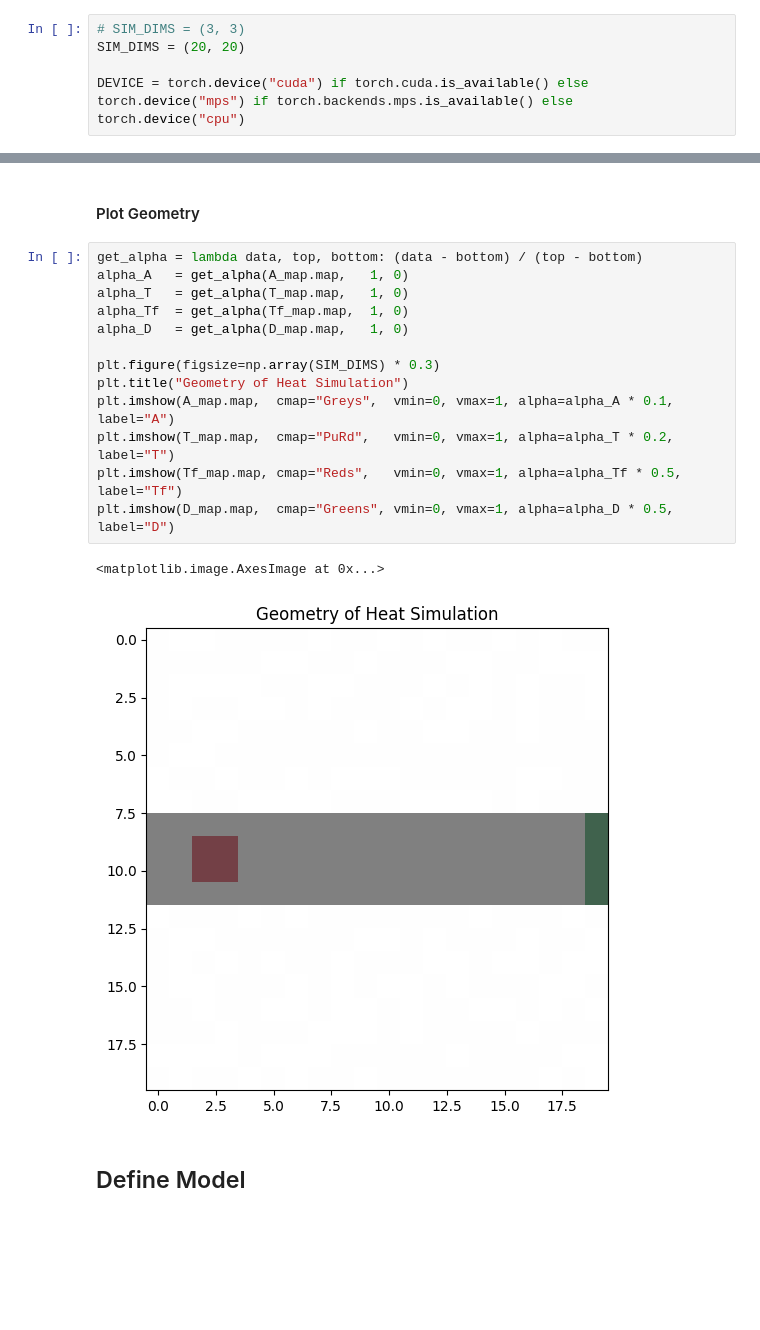
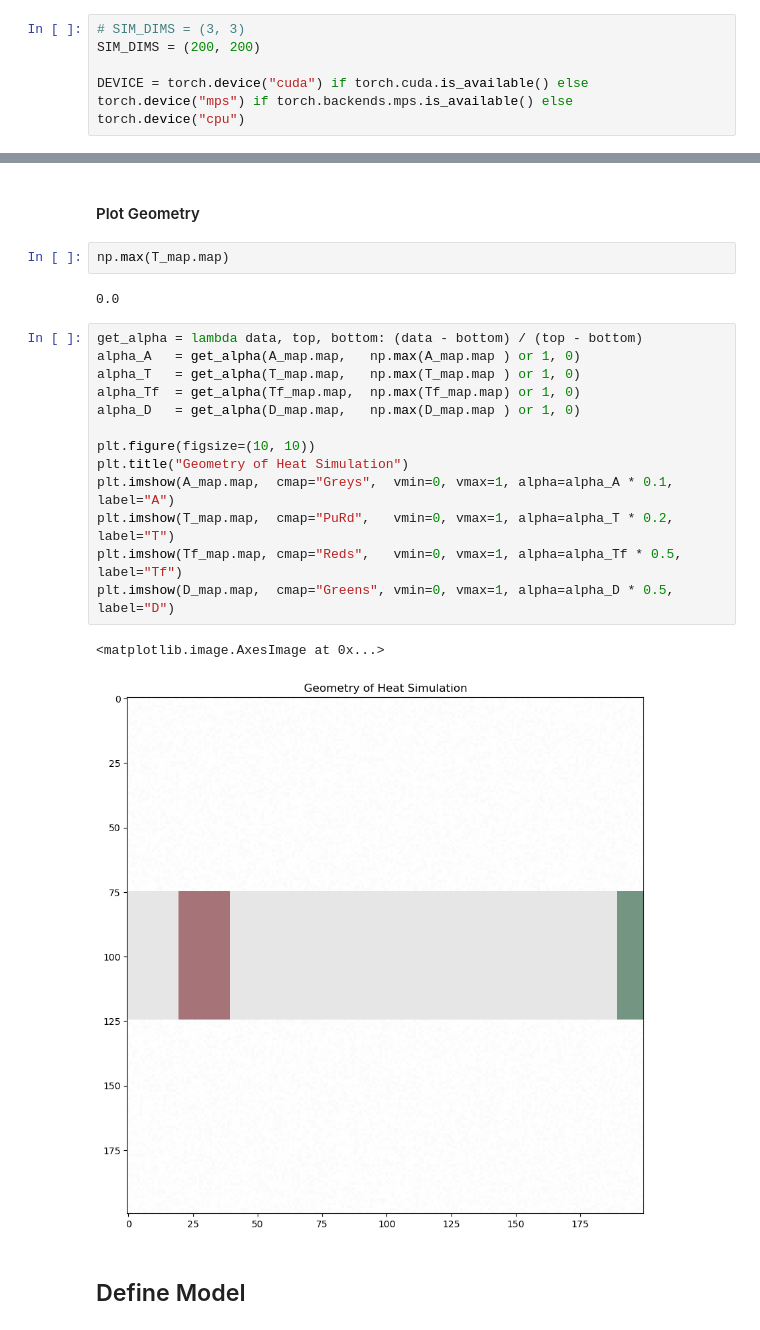
Before and after one commit to KevTheKoiFishy/Finite-Difference-Topology-Optimization, a Jupyter notebook: Heat_Equation.ipynb, the cells around one changed output, grey strips where cells are left out. Saved outputs shown, nothing was run; the diff lists cells and outputs as text; blank space fills up the shorter version.

```diff
--- a/Heat_Equation.ipynb
+++ b/Heat_Equation.ipynb
@@ -53,6 +54,6 @@ import time
 #### Parameters
 # %%
 # SIM_DIMS = (3, 3)
-SIM_DIMS = (20, 20)
+SIM_DIMS = (200, 200)
 
 DEVICE = torch.device("cuda") if torch.cuda.is_available() else torch.device("mps") if torch.backends.mps.is_available() else torch.device("cpu")
@@ -248,21 +262,25 @@ D_map.rect((10, 20), (5, 2), center=True,  value=1, operation="set")
 # %% [markdown]
 #### Plot Geometry
+# %%
+np.max(T_map.map)
+# %% [output]
+0.0
 # %%
 get_alpha = lambda data, top, bottom: (data - bottom) / (top - bottom)
-alpha_A   = get_alpha(A_map.map,   1, 0)
-alpha_T   = get_alpha(T_map.map,   1, 0)
-alpha_Tf  = get_alpha(Tf_map.map,  1, 0)
-alpha_D   = get_alpha(D_map.map,   1, 0)
+alpha_A   = get_alpha(A_map.map,   np.max(A_map.map ) or 1, 0)
+alpha_T   = get_alpha(T_map.map,   np.max(T_map.map ) or 1, 0)
+alpha_Tf  = get_alpha(Tf_map.map,  np.max(Tf_map.map) or 1, 0)
+alpha_D   = get_alpha(D_map.map,   np.max(D_map.map ) or 1, 0)
 
-plt.figure(figsize=np.array(SIM_DIMS) * 0.3)
+plt.figure(figsize=(10, 10))
 plt.title("Geometry of Heat Simulation")
 plt.imshow(A_map.map,  cmap="Greys",  vmin=0, vmax=1, alpha=alpha_A * 0.1,  label="A")
 plt.imshow(T_map.map,  cmap="PuRd",   vmin=0, vmax=1, alpha=alpha_T * 0.2,  label="T")
 plt.imshow(Tf_map.map, cmap="Reds",   vmin=0, vmax=1, alpha=alpha_Tf * 0.5, label="Tf")
 plt.imshow(D_map.map,  cmap="Greens", vmin=0, vmax=1, alpha=alpha_D * 0.5,  label="D")
 # %% [output]
 <matplotlib.image.AxesImage at 0x...>
-[figure, old version]
+[figure, new version]
 # %% [markdown]
 ## Define Model
 # %%
```
Also changed, not shown: parts of 19 cells of this notebook, 2 other files.
